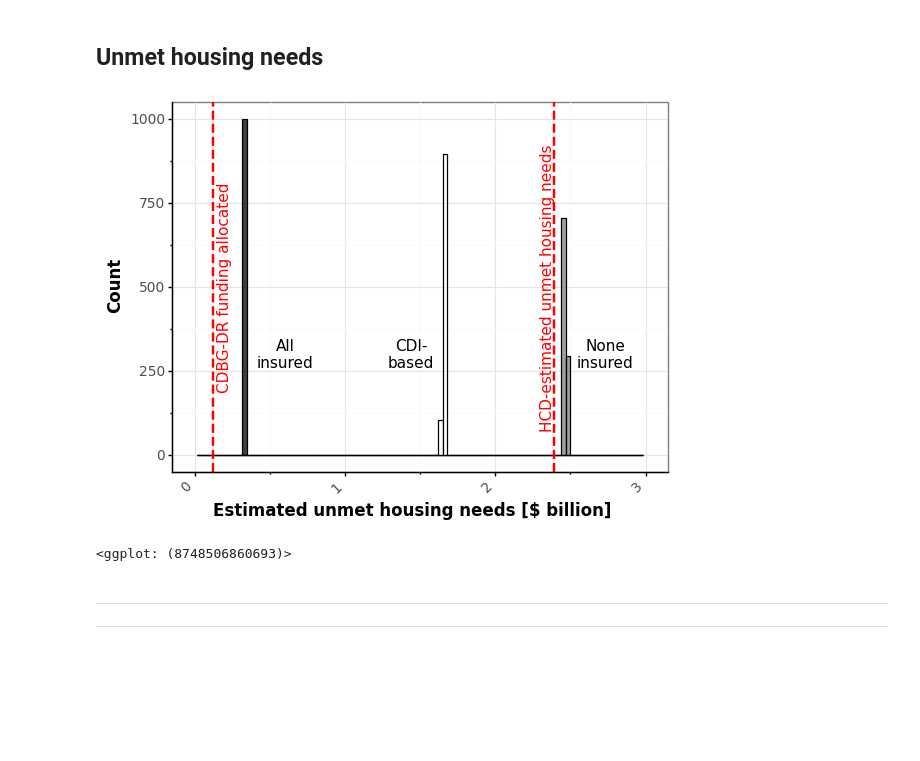
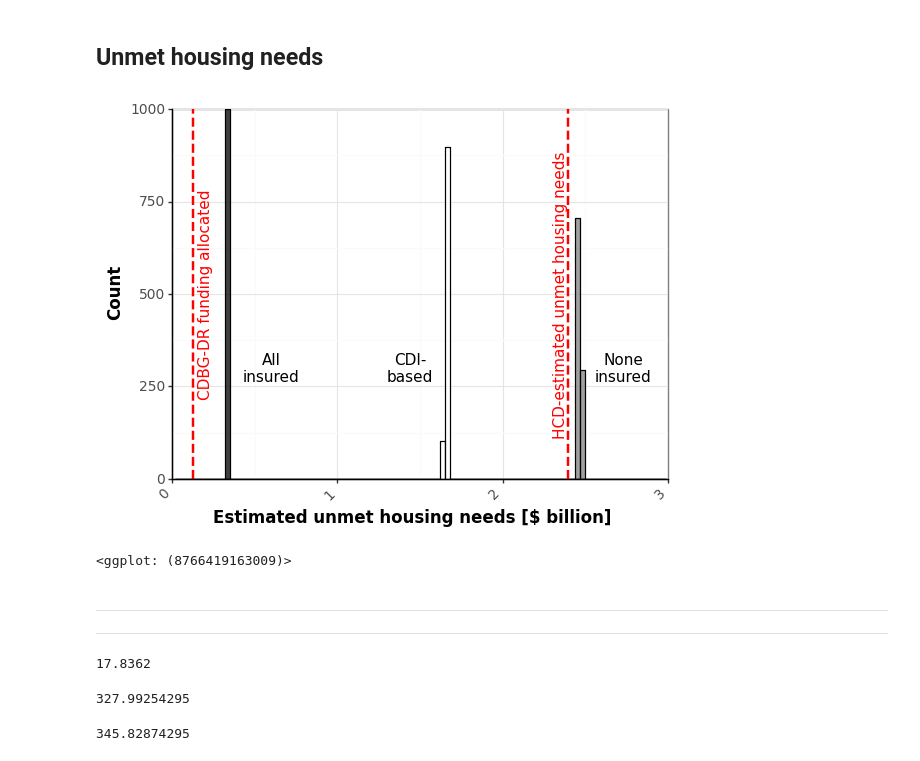
Before and after one commit to rccosta1/Post_Disaster_Unmet_Housing_Needs, a Jupyter notebook: 2017_Fires_Unmet_Needs.ipynb, the cells around one changed output. Saved outputs shown, nothing was run; the diff lists cells and outputs as text; code cells hidden in the pictures; blank space fills up the shorter version.

```diff
--- a/2017_Fires_Unmet_Needs.ipynb
+++ b/2017_Fires_Unmet_Needs.ipynb
@@ -2111,35 +2158,35 @@ df_Sources_Some['Tag'] = ['Some insured'] * len(df_Sources_Some.index)
 # df_Unmet_Ins['Tag'] = ['All insured'] * len(df_Unmet_Ins.index)
 
 df_Unmet_All = df_Sources_None.append(df_Sources_All).append(df_Sources_Some)
 
 # Plot base
 plot_base = ggplot(df_Unmet_All,aes(x='Unmet',group='Tag',fill='Tag'))\
             + geom_histogram(bins=100,position='identity',alpha=0.75,color='black')\
             + geom_vline(aes(xintercept=0.124), linetype='dashed', color='red',size=1)\
             + geom_vline(aes(xintercept=2.394), linetype='dashed', color='red',size=1)\
             + annotate('text', x=0.20, y = 500, label='CDBG-DR funding allocated',color='red',angle=90)\
             + annotate('text', x=2.35, y = 500, label='HCD-estimated unmet housing needs',color='red',angle=90)\
             + annotate('text', x=0.6, y = 300, label='All\ninsured',color='black')\
             + annotate('text', x=2.73, y = 300, label='None\ninsured',color='black')\
             + annotate('text', x=1.44, y = 300, label='CDI-\nbased',color='black')
 
 # Plot clean
 plot_clean = plot_base + theme_bw()
 plot_clean = plot_clean + theme(
     axis_line=element_line(size=1),
     axis_text=element_text(size=10),
     axis_title=element_text(size=12,face="bold"),
     axis_text_x = element_text(angle = 45, hjust=1),
     legend_position='none'
 ) +\
 labs(fill='Insurance')+\
 scale_fill_manual(values = ['black','gray','white'])+\
-scale_x_continuous(name = 'Estimated unmet housing needs [$ billion]',limits=[0,3]) +\
-scale_y_continuous(name = 'Count')
+scale_x_continuous(name = 'Estimated unmet housing needs [$ billion]',limits=[0,3],expand=[0,0]) +\
+scale_y_continuous(name = 'Count',expand=[0,0])
 
-ggsave(plot_clean, filename = 'Fig_UnmetHousingNeeds_Hist.pdf', path = '/content/drive/MyDrive/SURI/Studies/2022_Wildfires/Figures/')
+ggsave(plot_clean, filename = 'Fig_UnmetHousingNeeds_Hist.pdf', path = '/content/drive/MyDrive/SURI/Studies_Ongoing/2022_Wildfires/Figures/')
 
 plot_clean
 # %% [output]
-[figure, old version]
+[figure, new version]
-<ggplot: (8748506860693)>
+<ggplot: (8766419163009)>
@@ -2183,3 +2198,15 @@ plot_clean
 
 
 ---
+# %%
+df_SBA_All[(df_SBA_All['FEMA Disaster Number']==4382)]['Approved Amount Real Estate'].sum()/10**6
+# %% [output]
+17.8362
+# %%
+df_SBA_All[(df_SBA_All['FEMA Disaster Number']==4407)]['Approved Amount Real Estate'].sum()/10**6
+# %% [output]
+327.99254295
+# %%
+df_SBA_All[(df_SBA_All['FEMA Disaster Number'].isin([4382,4407]))]['Approved Amount Real Estate'].sum()/10**6
+# %% [output]
+345.82874295
```
Also changed, not shown: parts of 29 cells of this notebook.
